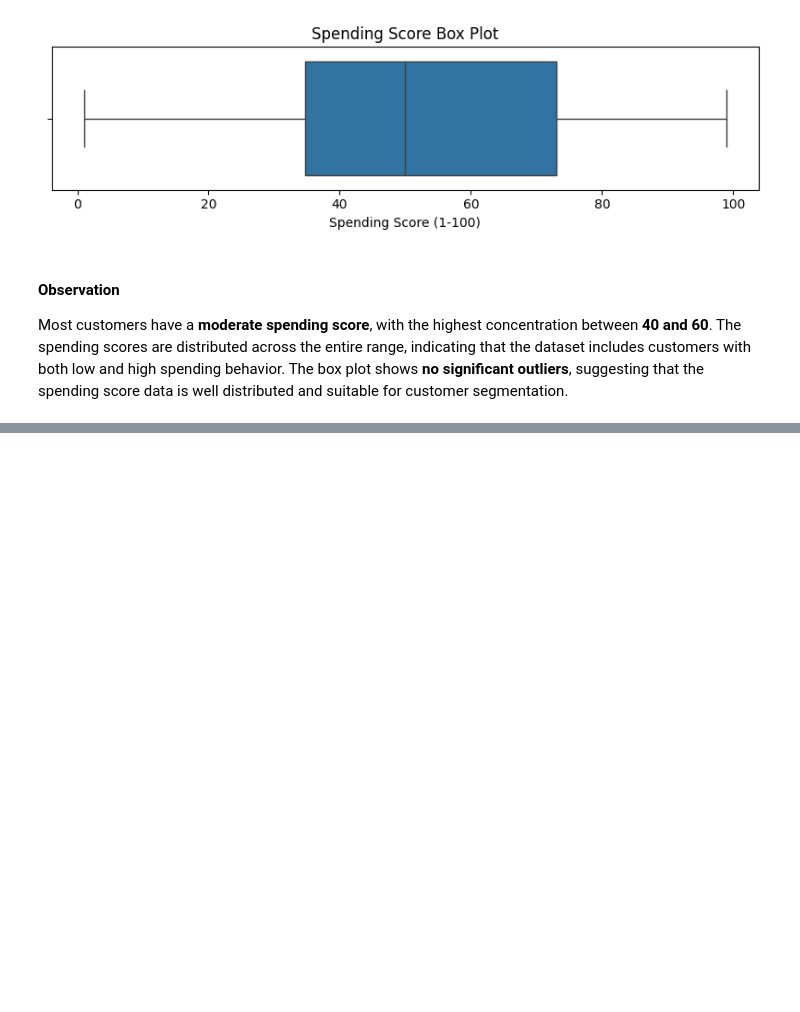
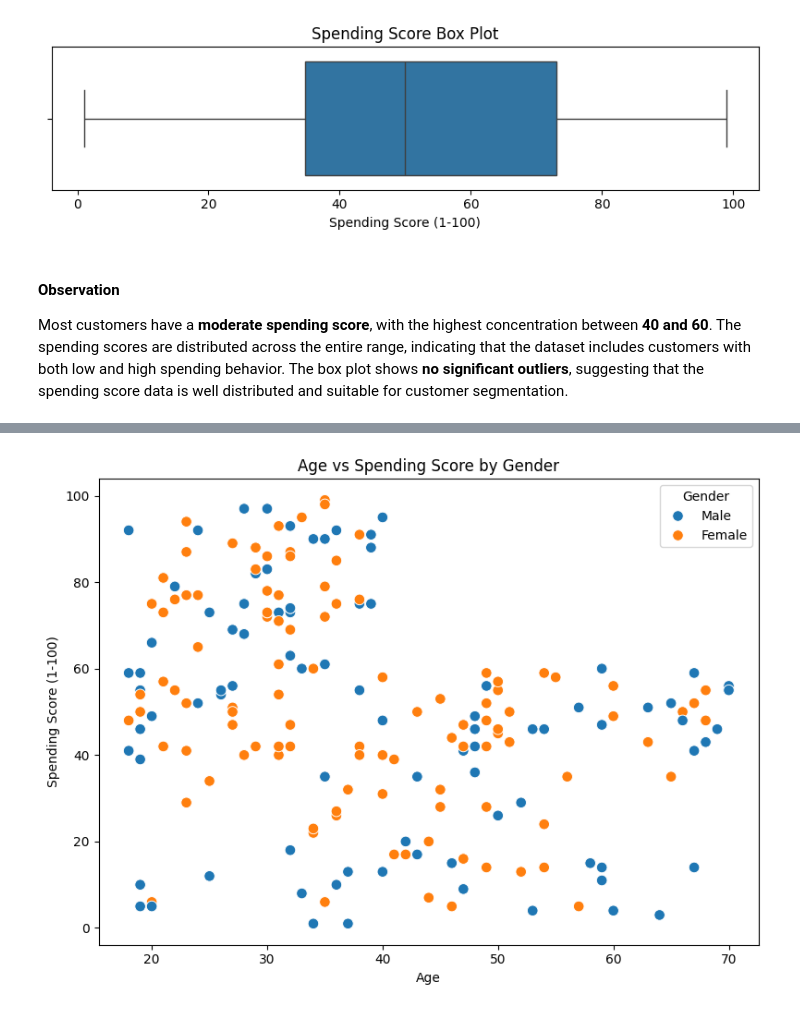
Before and after one commit to huzaifawaheed2/DevelopersHub-Corporation-Advanced-Internship, a Jupyter notebook: Project-02-Customer-Segmentation/notebooks/Customer_Segmentation.ipynb, the cells around one changed output, grey strips where cells are left out. Drawn from its saved outputs; the diff is of its cells as text; code cells hidden in the pictures; blank space fills up the shorter version.

```diff
--- a/Project-02-Customer-Segmentation/notebooks/Customer_Segmentation.ipynb
+++ b/Project-02-Customer-Segmentation/notebooks/Customer_Segmentation.ipynb
@@ -479,0 +490,29 @@ plt.show()
+# %%
+# Plot age vs spending score
+
+plt.figure(figsize=(8, 6))
+
+sns.scatterplot(
+    data=df,
+    x="Age",
+    y="Spending Score (1-100)",
+    hue="Genre",
+    s=70
+)
+
+plt.title("Age vs Spending Score by Gender")
+plt.xlabel("Age")
+plt.ylabel("Spending Score (1-100)")
+plt.legend(title="Gender")
+
+plt.tight_layout()
+
+plt.savefig(
+    "../outputs/figures/09_age_vs_spending_score.png",
+    dpi=300,
+    bbox_inches="tight"
+)
+
+plt.show()
+# %% [output]
+[figure, added]
```
Also changed, not shown: parts of 18 cells of this notebook.
